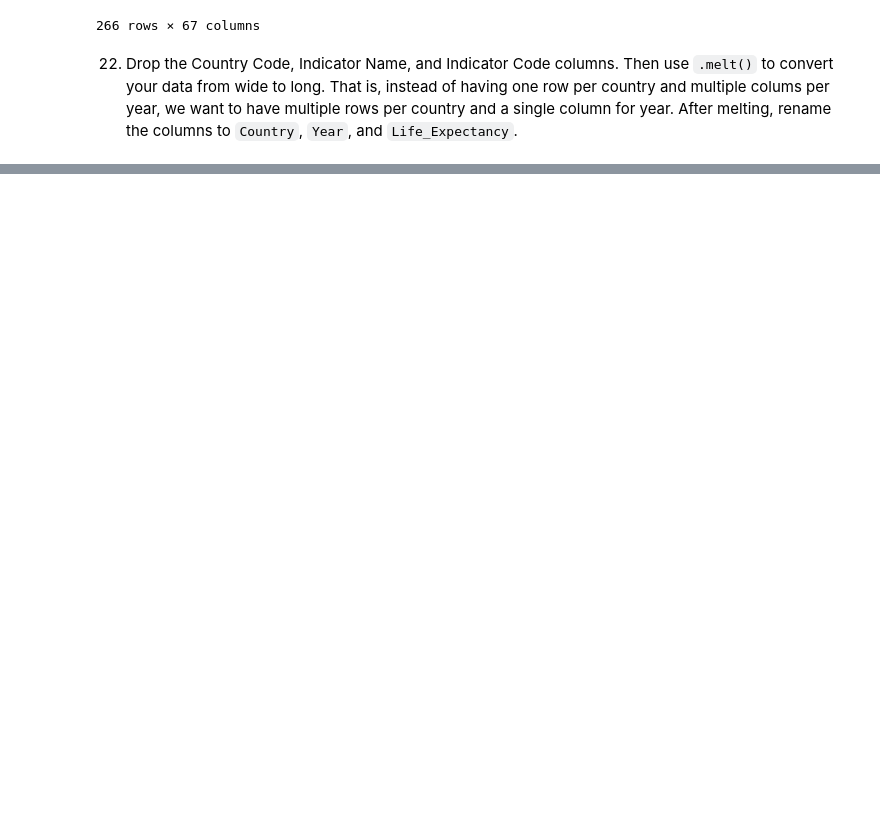
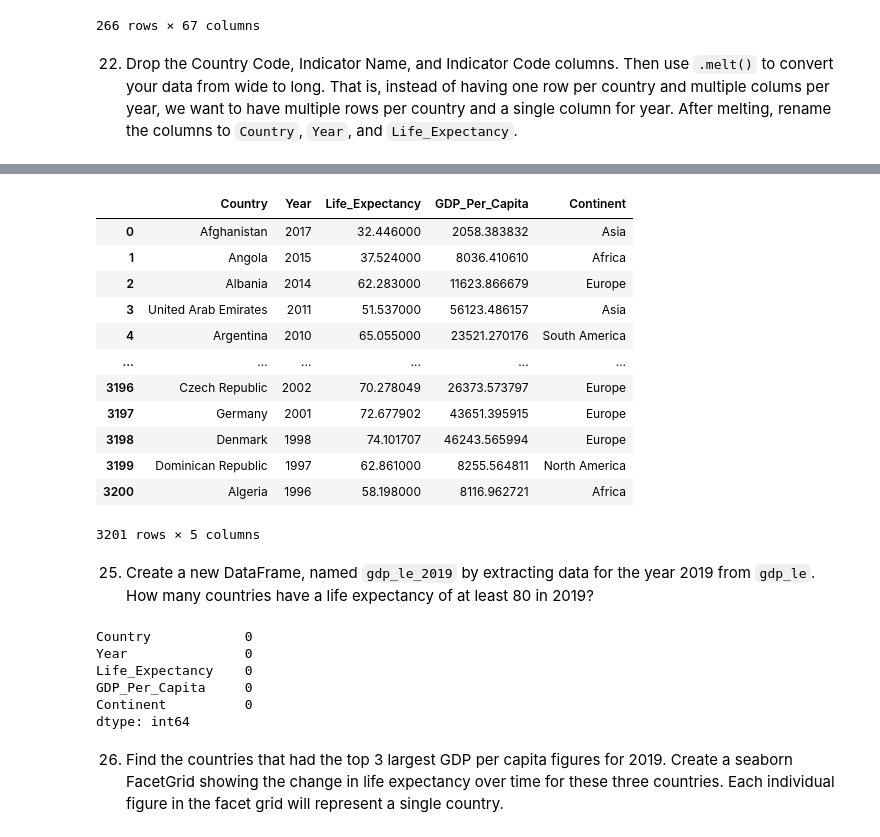
Before and after one commit to nss-data-science-cohort-6/un_data_question-michialm, a Jupyter notebook: notebooks/UN_Data_Exploration.ipynb, the cells around one changed output, grey strips where cells are left out. Cells and saved outputs as stored; diff of their text form; code cells hidden in the pictures; blank space fills up the shorter version.

```diff
--- a/notebooks/UN_Data_Exploration.ipynb
+++ b/notebooks/UN_Data_Exploration.ipynb
@@ -401,4 +401,4 @@ life_expectancy
 # %%
 life_expectancy = life_expectancy.drop(columns=['Country Code', 'Indicator Name', 'Indicator Code'])
 # %%
-life_expectancy.melt(id_vars='Country Name').dropna()
+life_expectancy = life_expectancy.melt(id_vars='Country Name').dropna()
@@ -418,0 +447,31 @@ life_expectancy.melt(id_vars='Country Name').dropna()
+# %%
+gdp_le = pd.merge(life_expectancy, gdp_df, on = ['Year', 'Country'])
+gdp_le
+# %% [output]
+|  | Country | Year | Life_Expectancy | GDP_Per_Capita | Continent |
+| 0 | Afghanistan | 2017 | 32.446000 | 2058.383832 | Asia |
+| 1 | Angola | 2015 | 37.524000 | 8036.410610 | Africa |
+| 2 | Albania | 2014 | 62.283000 | 11623.866679 | Europe |
+| 3 | United Arab Emirates | 2011 | 51.537000 | 56123.486157 | Asia |
+| 4 | Argentina | 2010 | 65.055000 | 23521.270176 | South America |
+| ... | ... | ... | ... | ... | ... |
+| 3196 | Czech Republic | 2002 | 70.278049 | 26373.573797 | Europe |
+| 3197 | Germany | 2001 | 72.677902 | 43651.395915 | Europe |
+| 3198 | Denmark | 1998 | 74.101707 | 46243.565994 | Europe |
+| 3199 | Dominican Republic | 1997 | 62.861000 | 8255.564811 | North America |
+| 3200 | Algeria | 1996 | 58.198000 | 8116.962721 | Africa |
+3201 rows × 5 columns
+# %% [markdown]
+25. Create a new DataFrame, named `gdp_le_2019` by extracting data for the year 2019 from `gdp_le`. How many countries have a life expectancy of at least 80 in 2019?
+# %%
+gdp_le_2019 = gdp_le.loc[gdp_le['Year'] == '2019']
+gdp_le_2019.loc[gdp_le_2019['Life_Expectancy'] >= 80].count()
+# %% [output]
+Country            0
+Year               0
+Life_Expectancy    0
+GDP_Per_Capita     0
+Continent          0
+dtype: int64
+# %% [markdown]
+26. Find the countries that had the top 3 largest GDP per capita figures for 2019. Create a seaborn FacetGrid showing the change in life expectancy over time for these three countries. Each individual figure in the facet grid will represent a single country.
```
Also changed, not shown: parts of 20 cells of this notebook.
